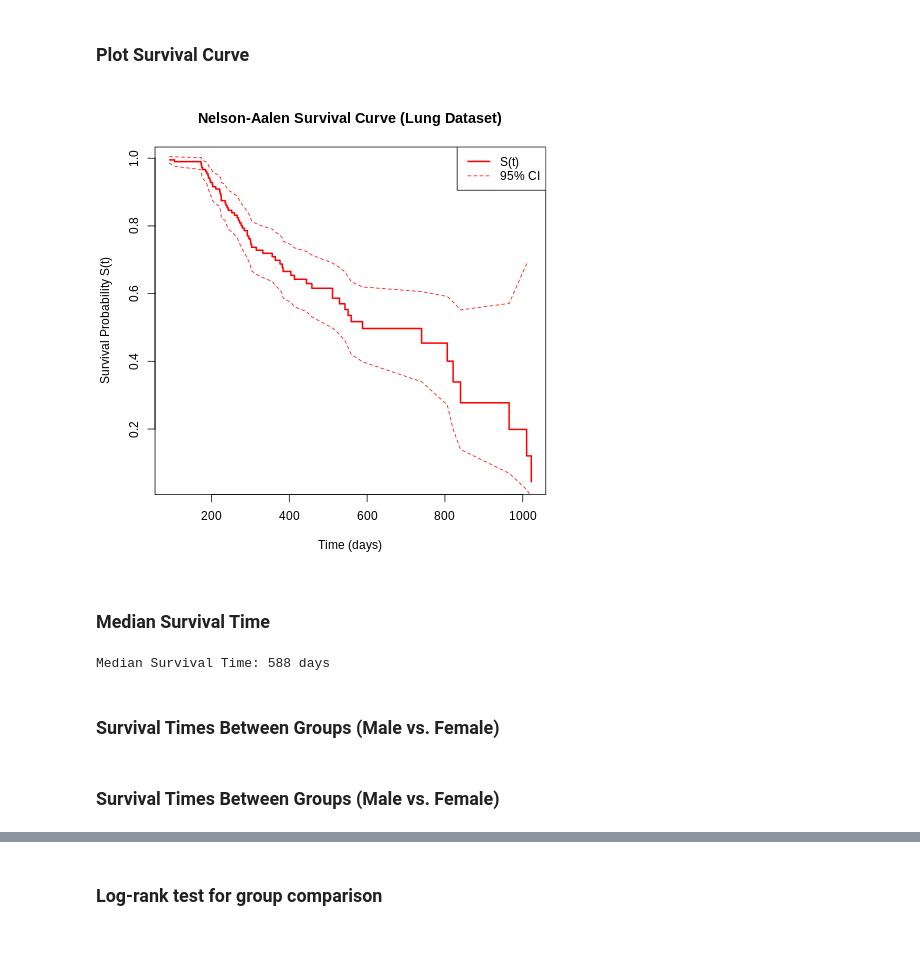
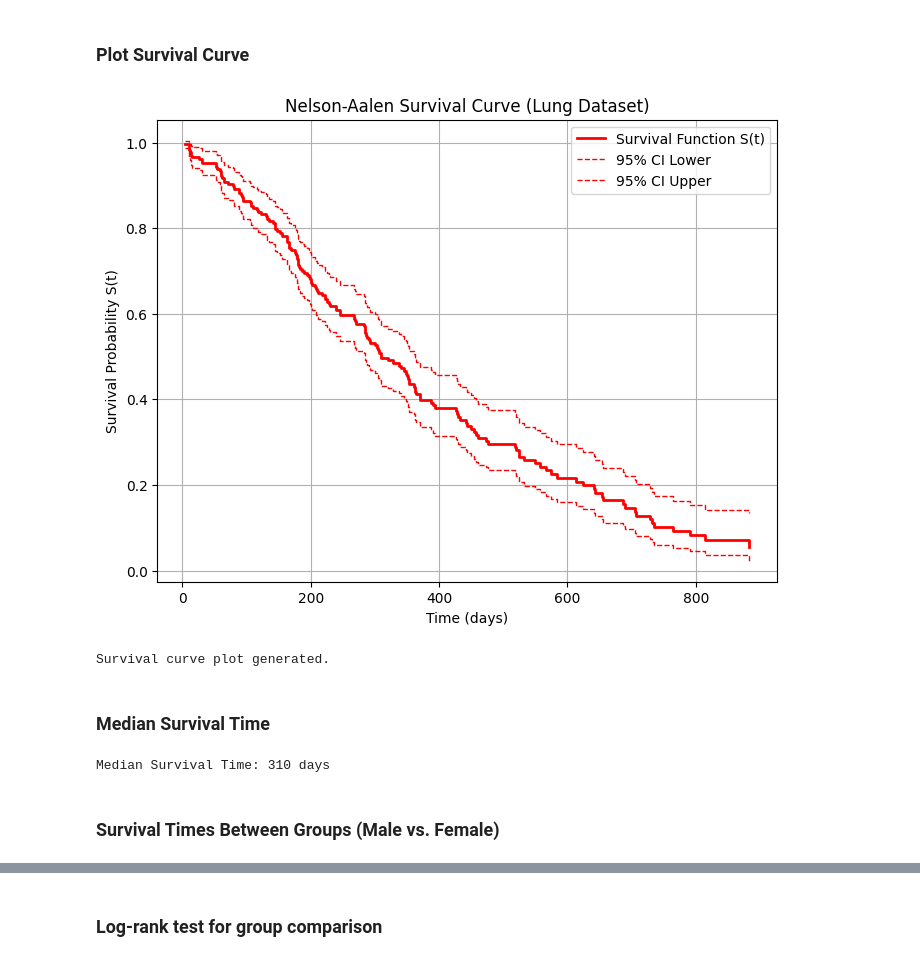
Before and after one commit to zia207/Survival_Analysis_Python, a Jupyter notebook: Colab_Notebook/02_07_01_02_survival_analysis_nelson_aalen_python.ipynb, the cells around one changed output, grey strips where cells are left out. Saved outputs shown, nothing was run; the diff lists cells and outputs as text; code cells hidden in the pictures.

```diff
--- a/Colab_Notebook/02_07_01_02_survival_analysis_nelson_aalen_python.ipynb
+++ b/Colab_Notebook/02_07_01_02_survival_analysis_nelson_aalen_python.ipynb
@@ -199,0 +246,7 @@ cat("5-Year Survival Probability:", round(s_5yr, 3), "\n")
+# %%
+na_fit_python = nelson_aalen_python(lung_data['time'], lung_data['status'])
+
+print("Sample of Nelson-Aalen Estimates (Python):")
+# Display the first few entries of the results
+for key, value in na_fit_python.items():
+    print(f"{key}: {value[:5]}")
@@ -199,0 +265,22 @@ cat("5-Year Survival Probability:", round(s_5yr, 3), "\n")
+# %%
+import scipy.stats as st
+
+# Derive survival function S(t) = exp(-H(t))
+survival_python = np.exp(-na_fit_python['cumhaz'])
+
+# Confidence intervals (95%) for cumulative hazard
+z_score = st.norm.ppf(0.975)  # Z-score for 95% CI (two-sided)
+lower_haz_python = na_fit_python['cumhaz'] - z_score * np.sqrt(na_fit_python['variance'])
+upper_haz_python = na_fit_python['cumhaz'] + z_score * np.sqrt(na_fit_python['variance'])
+
+# Derive survival CI from cumulative hazard CI
+# Note: exp(-upper_haz) gives the lower bound for survival, and exp(-lower_haz) gives the upper bound
+lower_surv_python = np.exp(-upper_haz_python)
+upper_surv_python = np.exp(-lower_haz_python)
+
+print("Derived Survival Function (first 5 values):")
+print(survival_python[:5])
+print("Lower 95% CI for Survival (first 5 values):")
+print(lower_surv_python[:5])
+print("Upper 95% CI for Survival (first 5 values):")
+print(upper_surv_python[:5])
@@ -200,26 +330,36 @@ cat("5-Year Survival Probability:", round(s_5yr, 3), "\n")
 # %% [markdown]
 ###  Plot Survival Curve
-# %%
-%%R
-# Plot Survival Curve
-plot(na_fit$time, survival, type = "s", col = "red", lwd = 2,
-     xlab = "Time (days)", ylab = "Survival Probability S(t)",
-     main = "Nelson-Aalen Survival Curve (Lung Dataset)")
-lines(na_fit$time, lower_surv, col = "red", lty = 2)
-lines(na_fit$time, upper_surv, col = "red", lty = 2)
-legend("topright", c("S(t)", "95% CI"), col = "red", lty = c(1, 2), lwd = c(2, 1))
-# %% [output]
-[figure, removed]
+# %%
+import matplotlib.pyplot as plt
+
+plt.figure(figsize=(8, 6))
+plt.step(na_fit_python['time'], survival_python, where='post', label='Survival Function S(t)', color='red', linewidth=2)
+plt.step(na_fit_python['time'], lower_surv_python, where='post', label='95% CI Lower', color='red', linestyle='--', linewidth=1)
+plt.step(na_fit_python['time'], upper_surv_python, where='post', label='95% CI Upper', color='red', linestyle='--', linewidth=1)
+
+plt.title('Nelson-Aalen Survival Curve (Lung Dataset)')
+plt.xlabel('Time (days)')
+plt.ylabel('Survival Probability S(t)')
+plt.legend()
+plt.grid(True)
+plt.show()
+
+print("Survival curve plot generated.")
+# %% [output]
+[figure, added]
+Survival curve plot generated.
 # %% [markdown]
 ### Median Survival Time
 # %%
-%%R
 # Median Survival Time
 # Find time where S(t) <= 0.5
-median_idx <- min(which(survival <= 0.5))
-median_time <- na_fit$time[median_idx]
-cat("Median Survival Time:", median_time, "days\n")
+median_idx_python = np.where(survival_python <= 0.5)[0]
+if len(median_idx_python) > 0:
+    median_time_python = na_fit_python['time'][median_idx_python[0]]
+    print(f"Median Survival Time: {median_time_python} days")
+else:
+    print("Median survival time could not be determined (survival never drops below 0.5).")
 # %% [output]
-Median Survival Time: 588 days
+Median Survival Time: 310 days
 # %% [markdown]
 ###  Survival Times Between Groups (Male vs. Female)
@@ -240,2 +365,0 @@ surv_female <- exp(-na_female$cumhaz)
-# %% [markdown]
-### Survival Times Between Groups (Male vs. Female)
```
Also changed, not shown: parts of 63 cells of this notebook.
